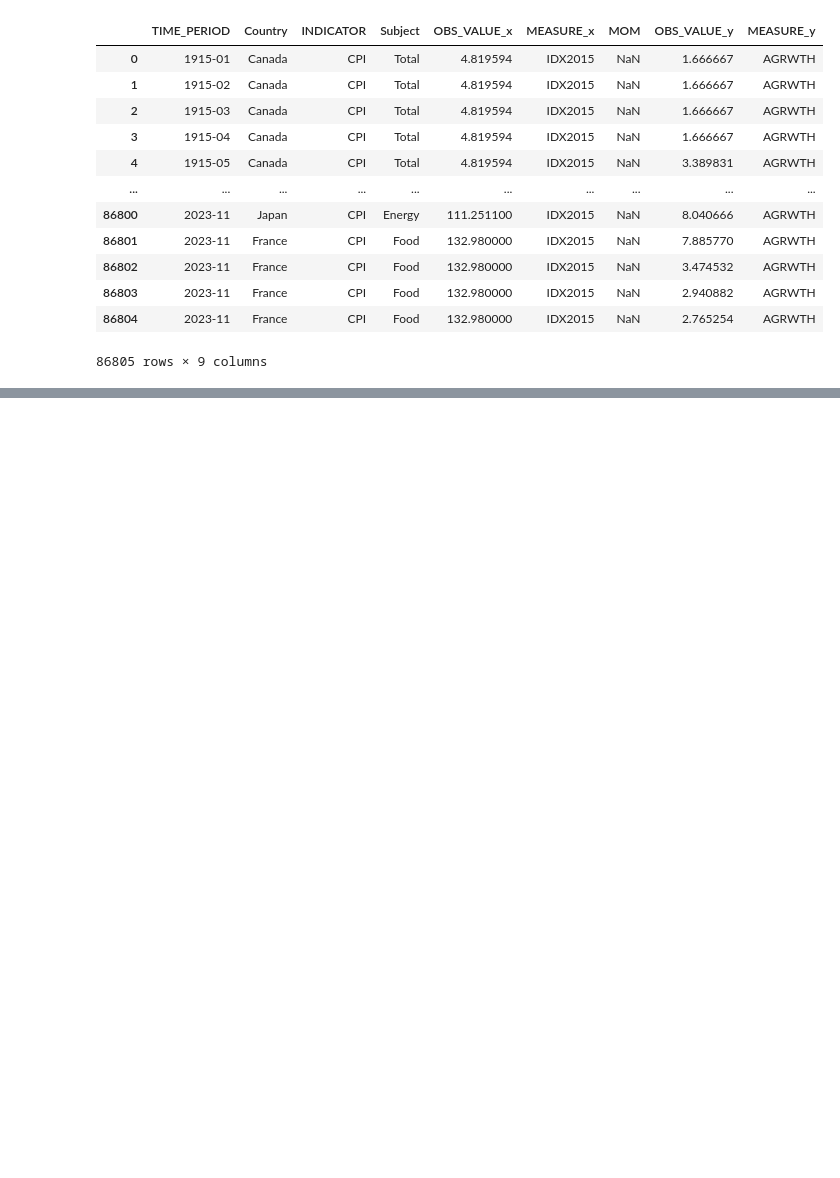
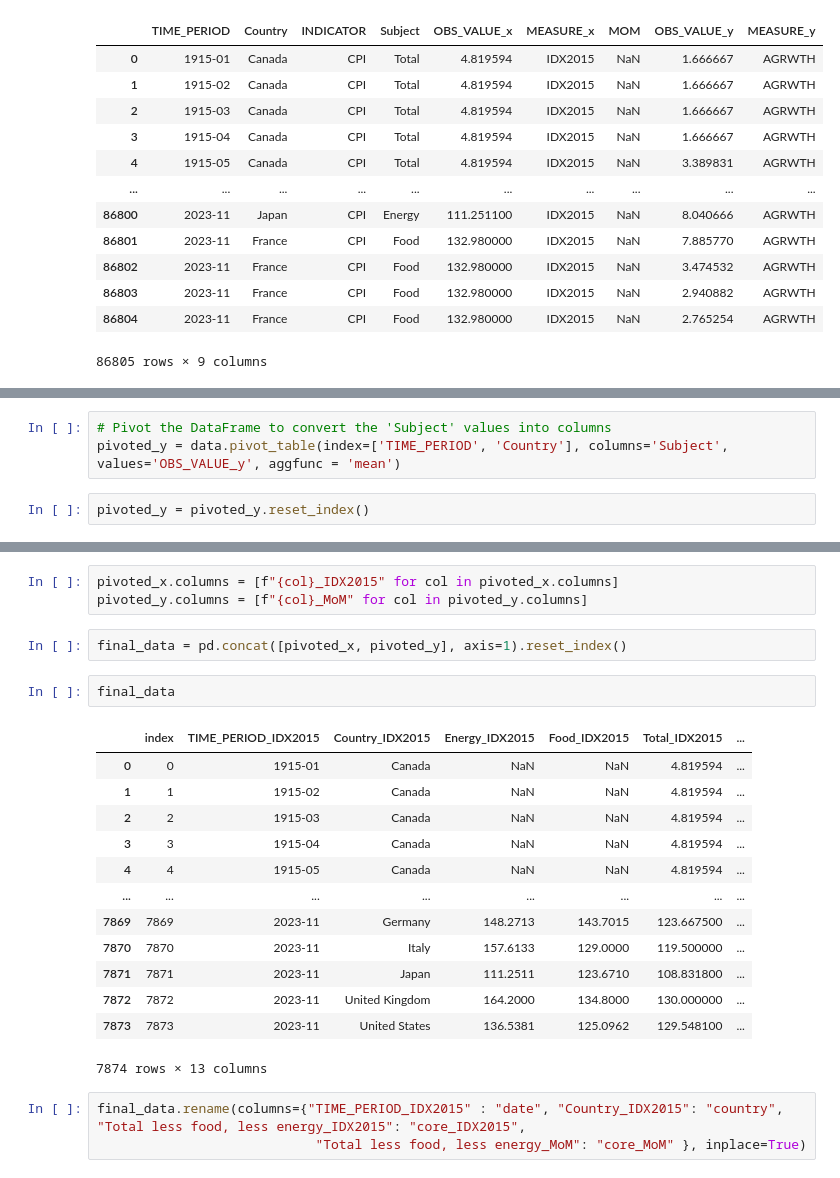
Before and after one commit to Luwate/macroeconomics-project, a Jupyter notebook: inflation_data.ipynb, the cells around one changed output, grey strips where cells are left out. Cells and saved outputs as stored; diff of their text form; blank space fills up the shorter version.

```diff
--- a/inflation_data.ipynb
+++ b/inflation_data.ipynb
@@ -171,0 +194,5 @@ data
+# %%
+# Pivot the DataFrame to convert the 'Subject' values into columns
+pivoted_y = data.pivot_table(index=['TIME_PERIOD', 'Country'], columns='Subject', values='OBS_VALUE_y', aggfunc = 'mean')
+# %%
+pivoted_y = pivoted_y.reset_index()
@@ -171,0 +215,24 @@ data
+# %%
+pivoted_x.columns = [f"{col}_IDX2015" for col in pivoted_x.columns]
+pivoted_y.columns = [f"{col}_MoM" for col in pivoted_y.columns]
+# %%
+final_data = pd.concat([pivoted_x, pivoted_y], axis=1).reset_index()
+# %%
+final_data
+# %% [output]
+|  | index | TIME_PERIOD_IDX2015 | Country_IDX2015 | Energy_IDX2015 | Food_IDX2015 | Total_IDX2015 | ... |
+| 0 | 0 | 1915-01 | Canada | NaN | NaN | 4.819594 | ... |
+| 1 | 1 | 1915-02 | Canada | NaN | NaN | 4.819594 | ... |
+| 2 | 2 | 1915-03 | Canada | NaN | NaN | 4.819594 | ... |
+| 3 | 3 | 1915-04 | Canada | NaN | NaN | 4.819594 | ... |
+| 4 | 4 | 1915-05 | Canada | NaN | NaN | 4.819594 | ... |
+| ... | ... | ... | ... | ... | ... | ... | ... |
+| 7869 | 7869 | 2023-11 | Germany | 148.2713 | 143.7015 | 123.667500 | ... |
+| 7870 | 7870 | 2023-11 | Italy | 157.6133 | 129.0000 | 119.500000 | ... |
+| 7871 | 7871 | 2023-11 | Japan | 111.2511 | 123.6710 | 108.831800 | ... |
+| 7872 | 7872 | 2023-11 | United Kingdom | 164.2000 | 134.8000 | 130.000000 | ... |
+| 7873 | 7873 | 2023-11 | United States | 136.5381 | 125.0962 | 129.548100 | ... |
+7874 rows × 13 columns
+# %%
+final_data.rename(columns={"TIME_PERIOD_IDX2015" : "date", "Country_IDX2015": "country", "Total less food, less energy_IDX2015": "core_IDX2015",
+                            "Total less food, less energy_MoM": "core_MoM" }, inplace=True)
```
Also changed, not shown: parts of 15 cells of this notebook, 32 other files.
